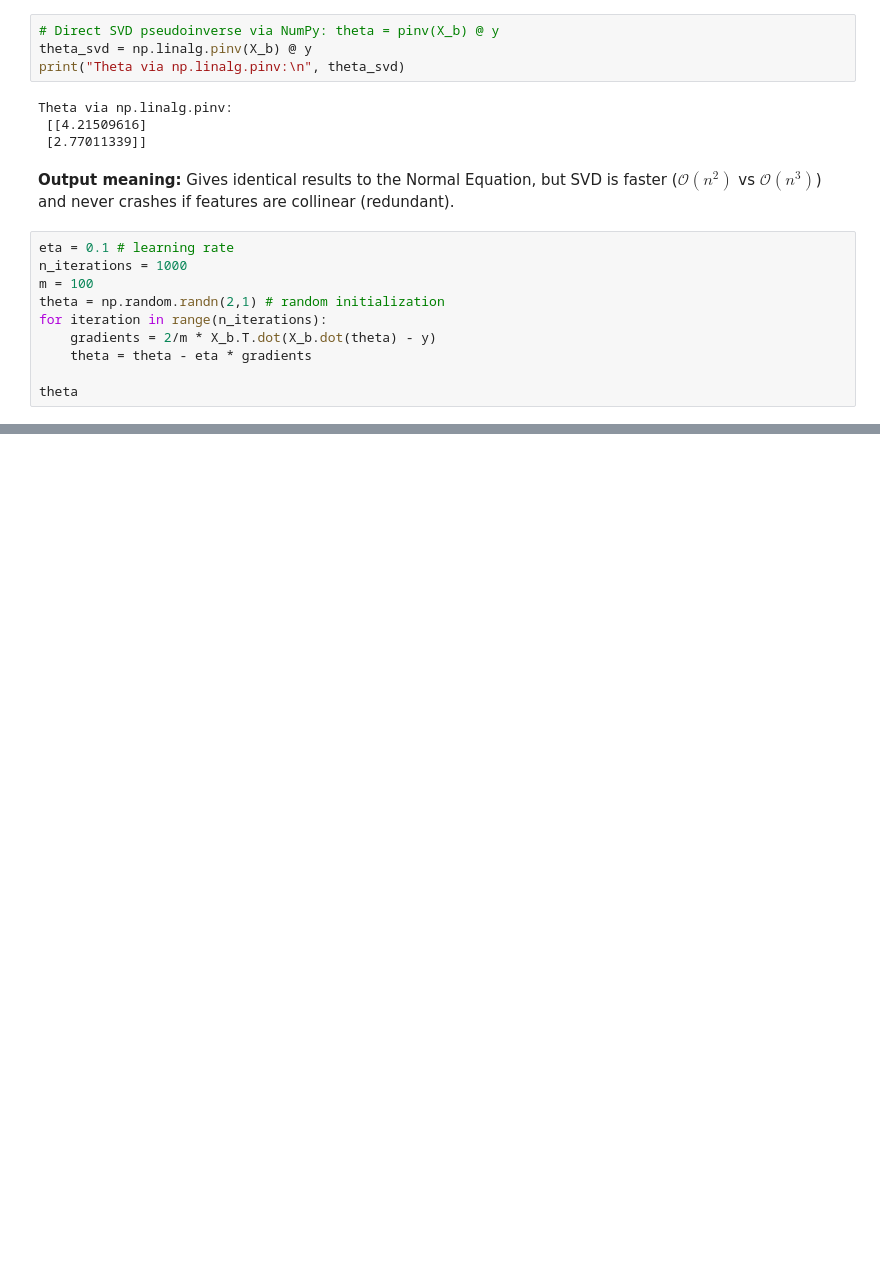
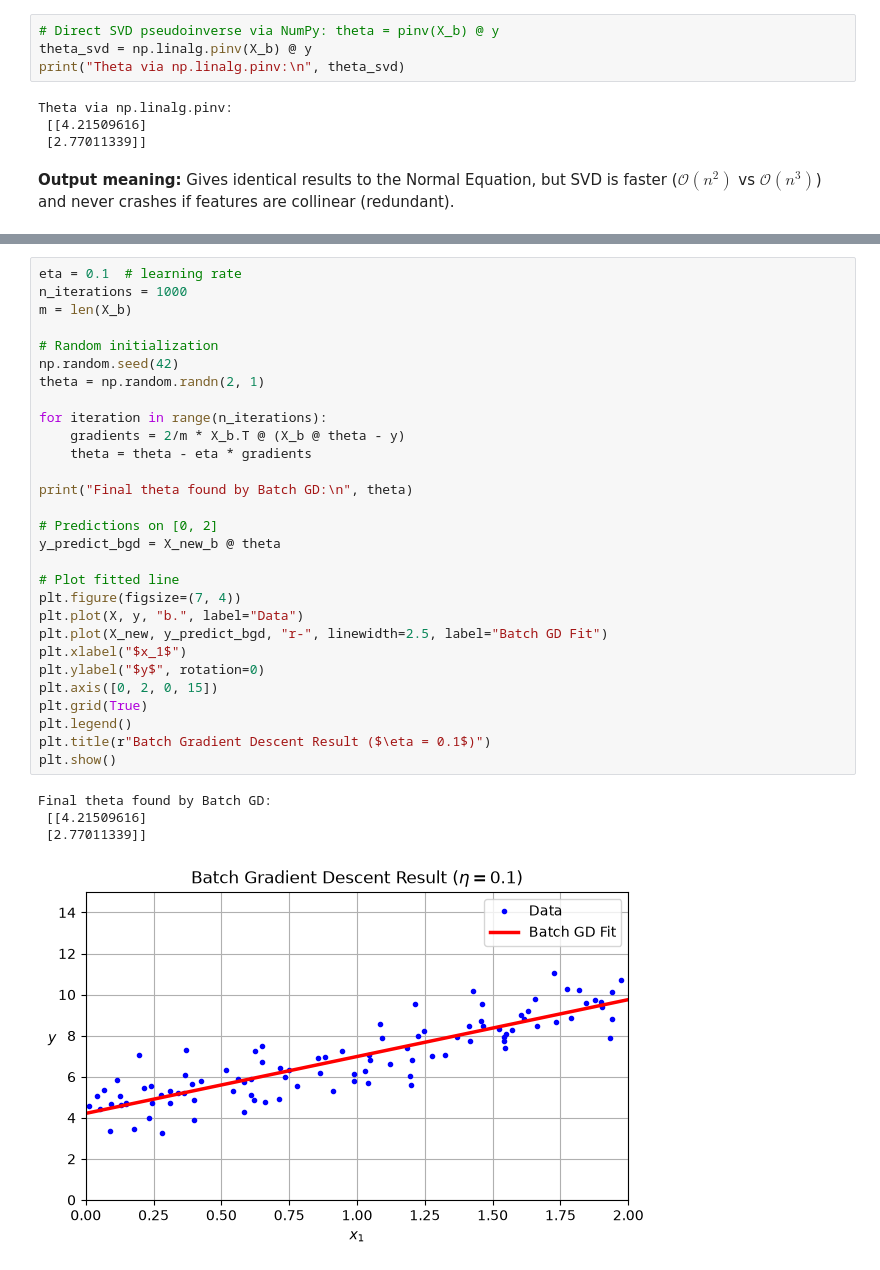
Before and after one commit to Hamshary99/mohamed-ai-learning, a Jupyter notebook: week1/day2/notebooks/Ch4_practice.ipynb, the cells around one changed output, grey strips where cells are left out. Saved outputs shown, nothing was run; the diff lists cells and outputs as text; blank space fills up the shorter version.

Commit message:
feat(ch4): add Batch Gradient Descent loop and 3-panel learning rate comparison plots to practice notebook

```diff
--- a/week1/day2/notebooks/Ch4_practice.ipynb
+++ b/week1/day2/notebooks/Ch4_practice.ipynb
@@ -91,13 +91,3 @@ Theta via np.linalg.pinv:
  [2.77011339]]
 # %% [markdown]
 **Output meaning:** Gives identical results to the Normal Equation, but SVD is faster ($\mathcal{O}(n^2)$ vs $\mathcal{O}(n^3)$) and never crashes if features are collinear (redundant).
-# %%
-eta = 0.1 # learning rate
-n_iterations = 1000
-m = 100
-theta = np.random.randn(2,1) # random initialization
-for iteration in range(n_iterations):
-    gradients = 2/m * X_b.T.dot(X_b.dot(theta) - y)
-    theta = theta - eta * gradients
-
-theta
@@ -106,0 +101,34 @@ array([[4.21509616],
+# %%
+eta = 0.1  # learning rate
+n_iterations = 1000
+m = len(X_b)
+
+# Random initialization
+np.random.seed(42)
+theta = np.random.randn(2, 1)
+
+for iteration in range(n_iterations):
+    gradients = 2/m * X_b.T @ (X_b @ theta - y)
+    theta = theta - eta * gradients
+
+print("Final theta found by Batch GD:\n", theta)
+
+# Predictions on [0, 2]
+y_predict_bgd = X_new_b @ theta
+
+# Plot fitted line
+plt.figure(figsize=(7, 4))
+plt.plot(X, y, "b.", label="Data")
+plt.plot(X_new, y_predict_bgd, "r-", linewidth=2.5, label="Batch GD Fit")
+plt.xlabel("$x_1$")
+plt.ylabel("$y$", rotation=0)
+plt.axis([0, 2, 0, 15])
+plt.grid(True)
+plt.legend()
+plt.title(r"Batch Gradient Descent Result ($\eta = 0.1$)")
+plt.show()
+# %% [output]
+Final theta found by Batch GD:
+ [[4.21509616]
+ [2.77011339]]
+[figure, added]
```
Also changed, not shown: parts of 6 cells of this notebook, 1 other file.
